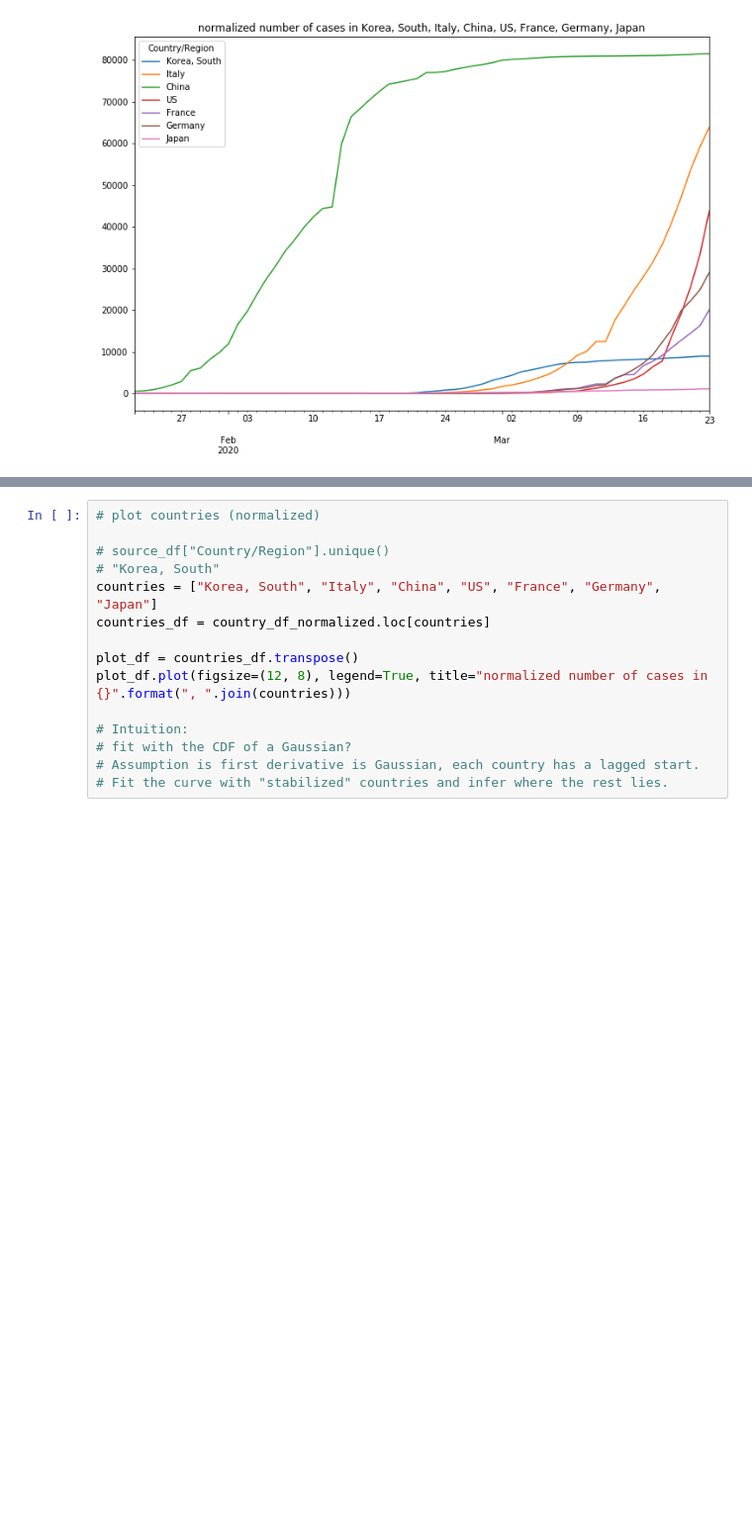
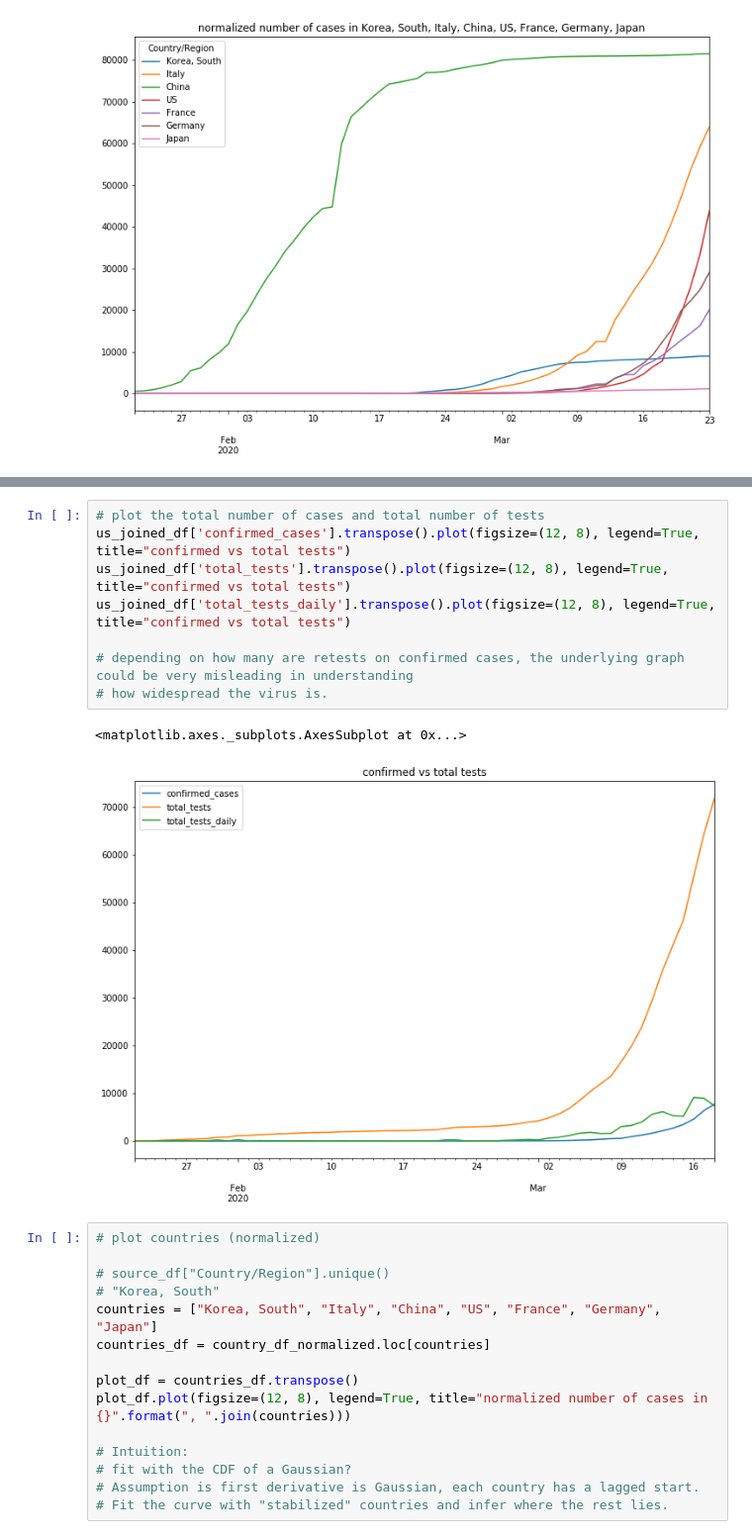
Before and after one commit to zhehaowang/coronavirus, a Jupyter notebook: src/corona.ipynb, the cells around one changed output, grey strips where cells are left out. Shown at 99% size. Cells and saved outputs as stored; diff of their text form; blank space fills up the shorter version.

```diff
--- a/src/corona.ipynb
+++ b/src/corona.ipynb
@@ -112,3 +113,14 @@ us_joined_df['confirmed / tests'].transpose().plot(figsize=(12, 8), legend=True,
+# %%
+# plot the total number of cases and total number of tests
+us_joined_df['confirmed_cases'].transpose().plot(figsize=(12, 8), legend=True, title="confirmed vs total tests")
+us_joined_df['total_tests'].transpose().plot(figsize=(12, 8), legend=True, title="confirmed vs total tests")
+us_joined_df['total_tests_daily'].transpose().plot(figsize=(12, 8), legend=True, title="confirmed vs total tests")
+
+# depending on how many are retests on confirmed cases, the underlying graph could be very misleading in understanding
+# how widespread the virus is.
+# %% [output]
+<matplotlib.axes._subplots.AxesSubplot at 0x...>
+[figure, added]
 # %%
 # plot countries (normalized)
 
```
Also changed, not shown: parts of 2 cells of this notebook.
